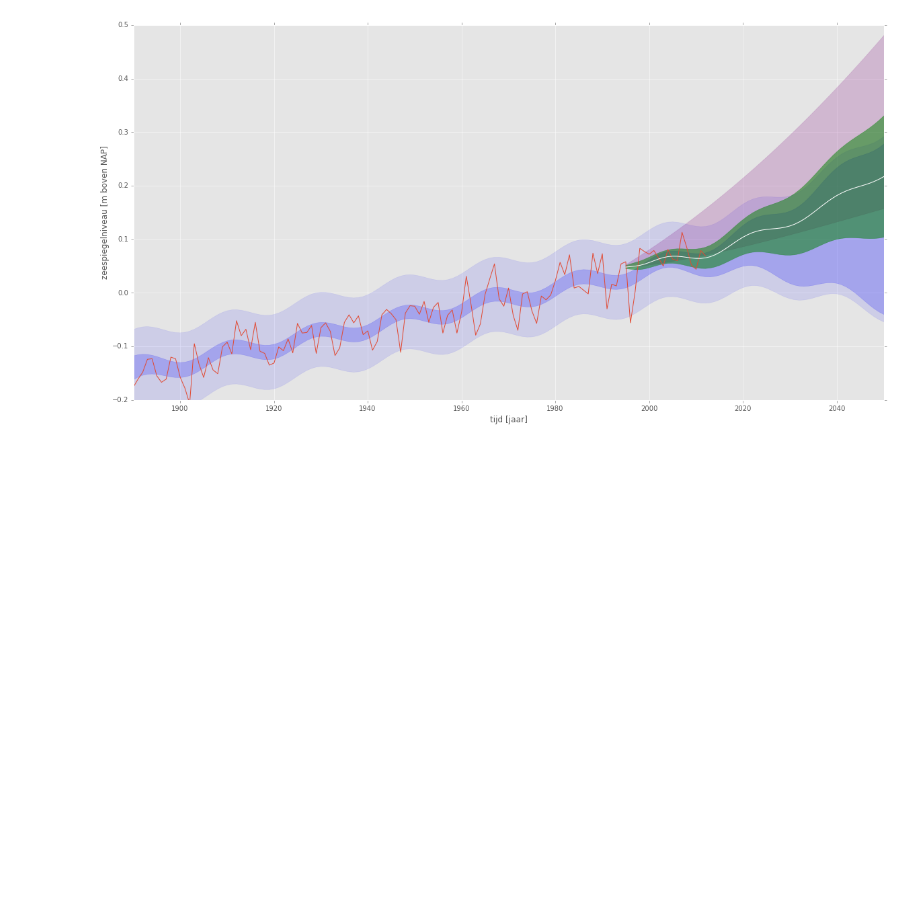
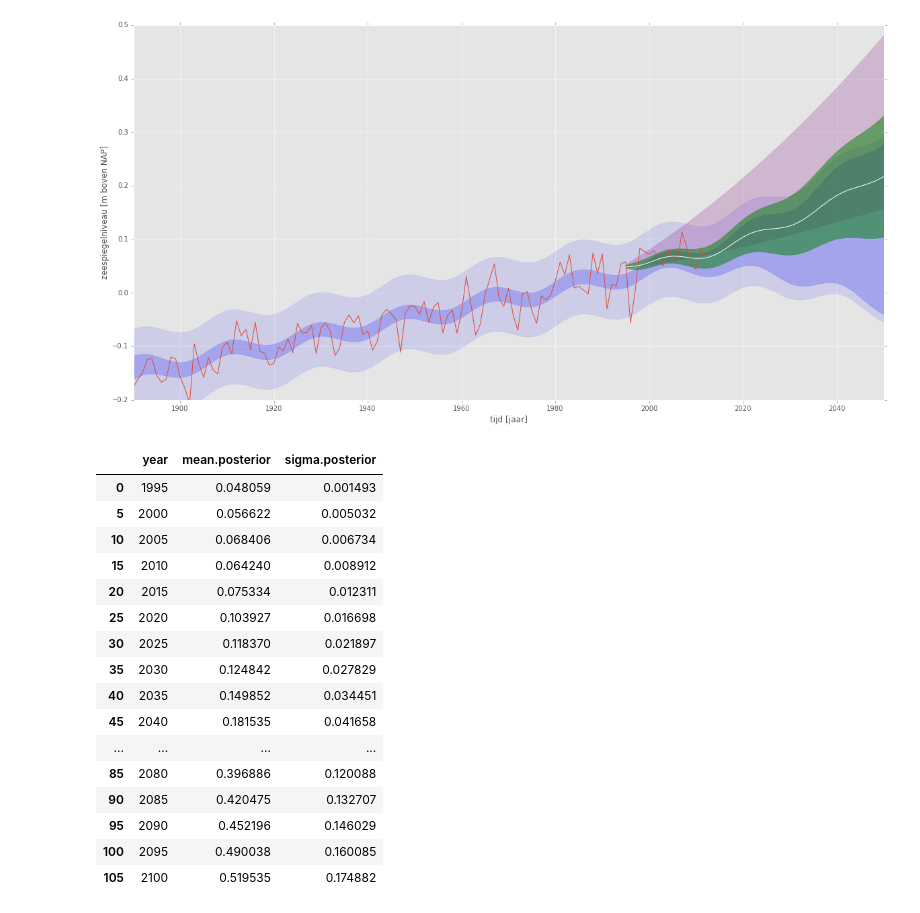
Before and after one commit to openearth/notebooks, a Jupyter notebook: modelaveraging.ipynb, the cells around one changed output. Saved outputs shown, nothing was run; the diff lists cells and outputs as text; code cells hidden in the pictures; blank space fills up the shorter version.

```diff
--- a/modelaveraging.ipynb
+++ b/modelaveraging.ipynb
@@ -272,4 +298,22 @@ ax.set_ylabel('zeespiegelniveau [m boven NAP]')
 <matplotlib.text.Text at 0x...>
 [figure]
 # %%
-merged[['year', 'mean.posterior', 'sigma.posterior']]
+merged[['year', 'mean.posterior', 'sigma.posterior']][merged['year'] % 5 == 0]
+# %% [output]
+|  | year | mean.posterior | sigma.posterior |
+| 0 | 1995 | 0.048059 | 0.001493 |
+| 5 | 2000 | 0.056622 | 0.005032 |
+| 10 | 2005 | 0.068406 | 0.006734 |
+| 15 | 2010 | 0.064240 | 0.008912 |
+| 20 | 2015 | 0.075334 | 0.012311 |
+| 25 | 2020 | 0.103927 | 0.016698 |
+| 30 | 2025 | 0.118370 | 0.021897 |
+| 35 | 2030 | 0.124842 | 0.027829 |
+| 40 | 2035 | 0.149852 | 0.034451 |
+| 45 | 2040 | 0.181535 | 0.041658 |
+| ... | ... | ... | ... |
+| 85 | 2080 | 0.396886 | 0.120088 |
+| 90 | 2085 | 0.420475 | 0.132707 |
+| 95 | 2090 | 0.452196 | 0.146029 |
+| 100 | 2095 | 0.490038 | 0.160085 |
+| 105 | 2100 | 0.519535 | 0.174882 |
```
Also changed, not shown: parts of 22 cells of this notebook.
